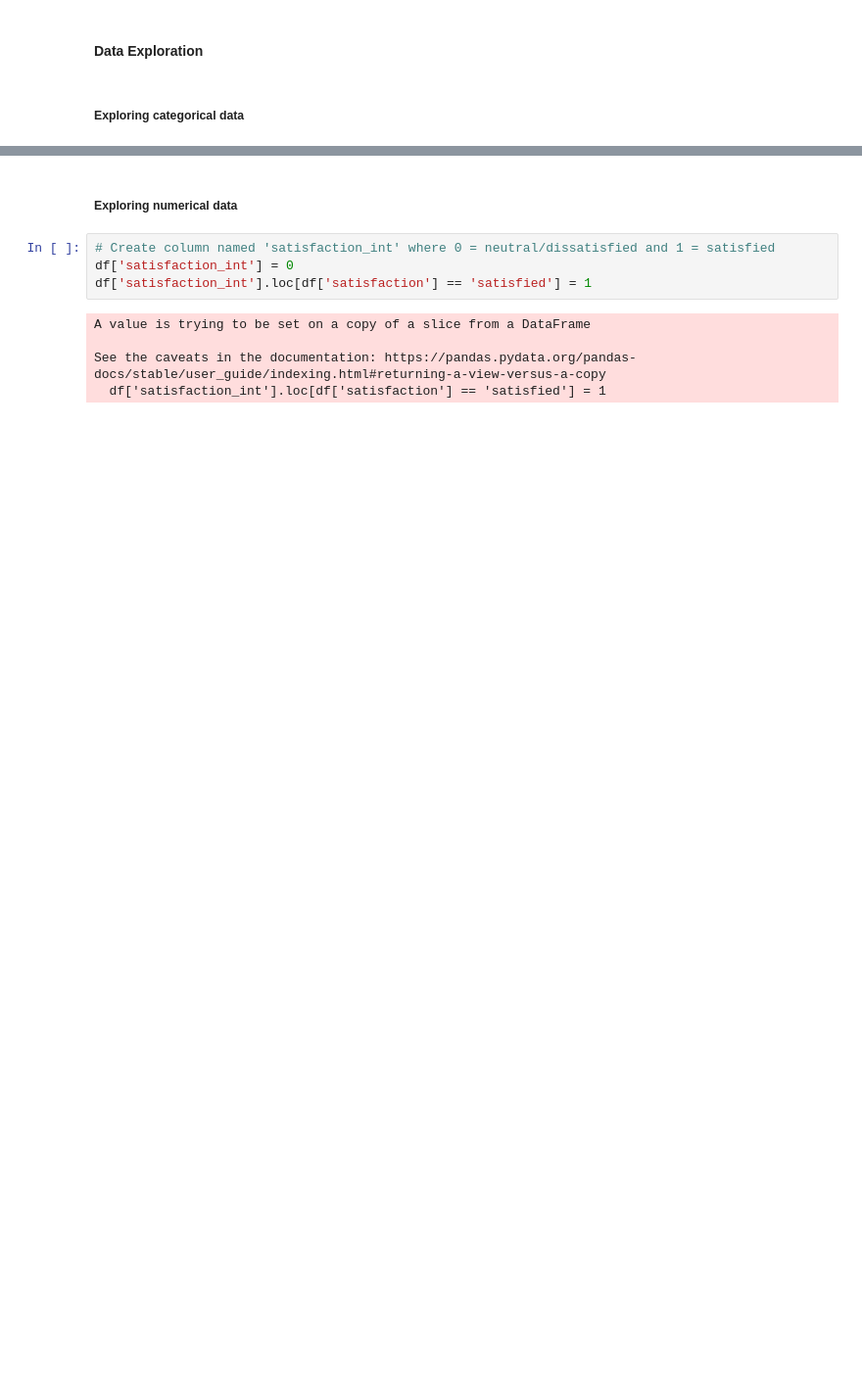
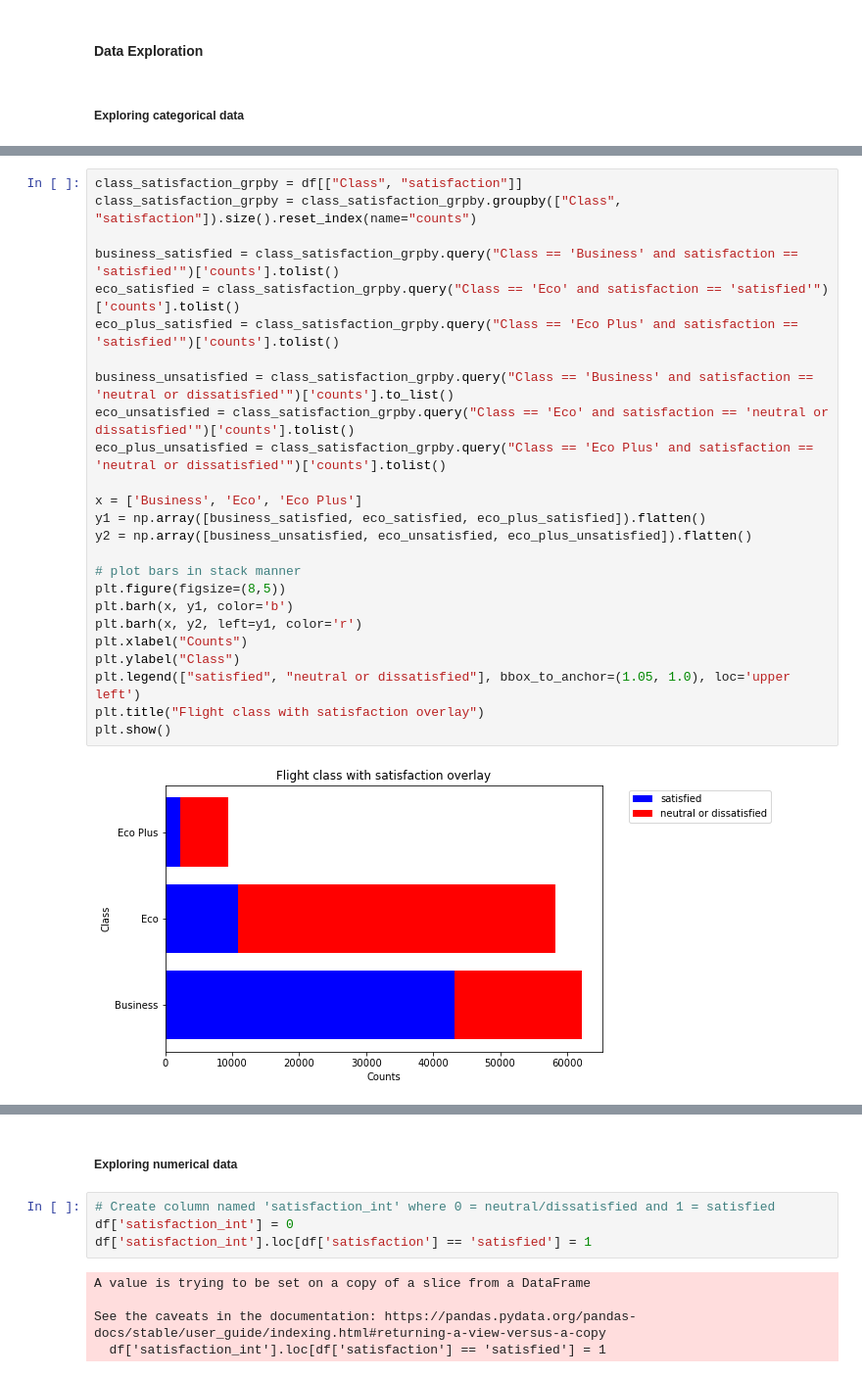
Before and after one commit to isdmg/CS131-8L-PROJECT-PARAGUAY, a Jupyter notebook: CS131-8L PROJECT - PARAGUAY.ipynb, the cells around one changed output, grey strips where cells are left out. Shown: that part at 98% size. Saved outputs shown, nothing was run; the diff lists cells and outputs as text; blank space fills up the shorter version.

```diff
--- a/CS131-8L PROJECT - PARAGUAY.ipynb
+++ b/CS131-8L PROJECT - PARAGUAY.ipynb
@@ -54,0 +76,27 @@ df.describe() # 2.2. describe()
+# %%
+class_satisfaction_grpby = df[["Class", "satisfaction"]]
+class_satisfaction_grpby = class_satisfaction_grpby.groupby(["Class", "satisfaction"]).size().reset_index(name="counts")
+
+business_satisfied = class_satisfaction_grpby.query("Class == 'Business' and satisfaction == 'satisfied'")['counts'].tolist()
+eco_satisfied = class_satisfaction_grpby.query("Class == 'Eco' and satisfaction == 'satisfied'")['counts'].tolist()
+eco_plus_satisfied = class_satisfaction_grpby.query("Class == 'Eco Plus' and satisfaction == 'satisfied'")['counts'].tolist()
+
+business_unsatisfied = class_satisfaction_grpby.query("Class == 'Business' and satisfaction == 'neutral or dissatisfied'")['counts'].to_list()
+eco_unsatisfied = class_satisfaction_grpby.query("Class == 'Eco' and satisfaction == 'neutral or dissatisfied'")['counts'].tolist()
+eco_plus_unsatisfied = class_satisfaction_grpby.query("Class == 'Eco Plus' and satisfaction == 'neutral or dissatisfied'")['counts'].tolist()
+
+x = ['Business', 'Eco', 'Eco Plus']
+y1 = np.array([business_satisfied, eco_satisfied, eco_plus_satisfied]).flatten()
+y2 = np.array([business_unsatisfied, eco_unsatisfied, eco_plus_unsatisfied]).flatten()
+
+# plot bars in stack manner
+plt.figure(figsize=(8,5))
+plt.barh(x, y1, color='b')
+plt.barh(x, y2, left=y1, color='r')
+plt.xlabel("Counts")
+plt.ylabel("Class")
+plt.legend(["satisfied", "neutral or dissatisfied"], bbox_to_anchor=(1.05, 1.0), loc='upper left')
+plt.title("Flight class with satisfaction overlay")
+plt.show()
+# %% [output]
+[figure, added]
```
Also changed, not shown: parts of 15 cells of this notebook, 1 other file.
